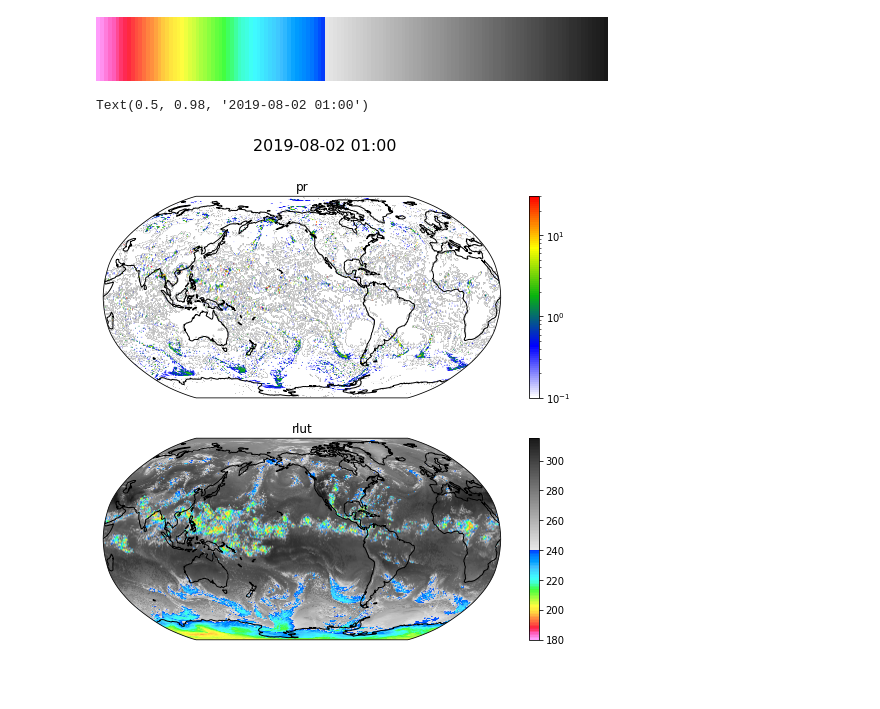
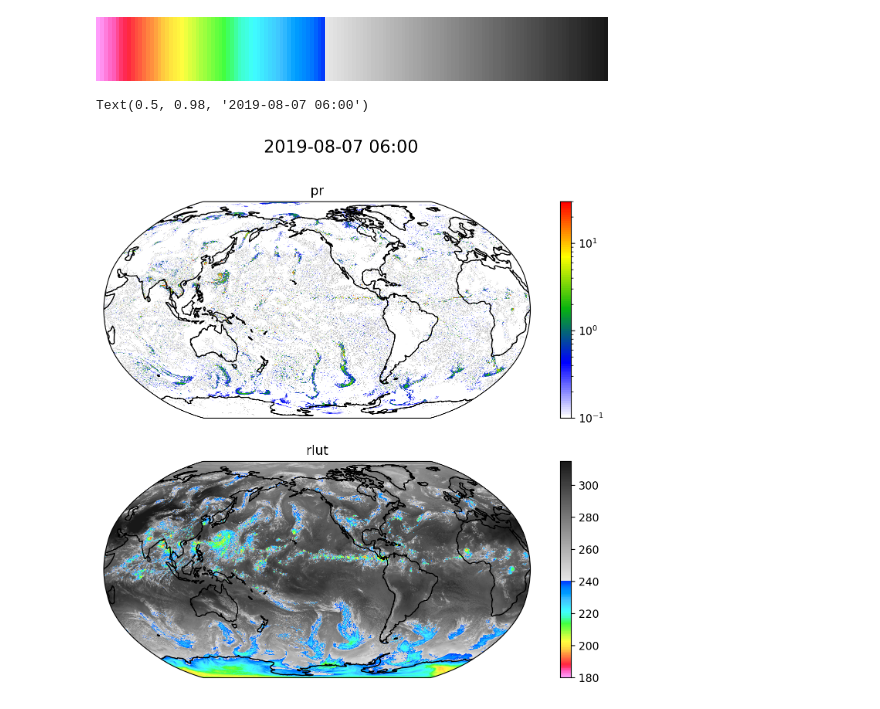
Before and after one commit to WACCEM/healpix-remapping, a Jupyter notebook: notebooks/test_read_scream_1H_healpix.ipynb, the cells around one changed output. Drawn from its saved outputs; the diff is of its cells as text; code cells hidden in the pictures; blank space fills up the shorter version.

```diff
--- a/notebooks/test_read_scream_1H_healpix.ipynb
+++ b/notebooks/test_read_scream_1H_healpix.ipynb
@@ -9,7 +9,7 @@ import xarray as xr
 import colormaps as cmaps
 from colormaps.utils import concat
 from matplotlib.colors import ListedColormap
-mpl.rcParams['figure.dpi'] = 72
+mpl.rcParams['figure.dpi'] = 150
 # %% [markdown]
 # Testing HEALPix SCREAM 1H Data
 
@@ -18,7 +18,8 @@ This notebook tests reading and visualizing HEALPix SCREAM 1H data.
 in_dir = '/pscratch/sd/w/wcmca1/hackathon/healpix/scream_cess2/'
 # in_file = f'{in_dir}SCREAMv1_1H_zoom9_20190801_20190802.zarr'
 # in_file = f'{in_dir}SCREAMv1_1H_zoom9_20190810_20190811.zarr'
-in_file = f'{in_dir}SCREAMv1_1H_zoom9_20190801_20190805.zarr'
+# in_file = f'{in_dir}SCREAMv1_1H_zoom9_20190801_20190805.zarr'
+in_file = f'{in_dir}SCREAMv1_1H_zoom9_20190801_20200410.zarr'
 print(f"{in_file} exists: {os.path.exists(in_file)}")
 
 # # Also check if zoom 8 exists for comparison
@@ -214,24 +215,24 @@ def olr_to_tb(OLR):
     tb = (-a + np.sqrt(a**2 + 4*b*tf))/(2*b)
     return tb
 # %%
-itime = 25
-fig, (ax0, ax1) = plt.subplots(2, 1, figsize=(10, 8), subplot_kw={'projection': ccrs.Robinson(central_longitude=-137)})
+itime = 150
+fig, (ax0, ax1) = plt.subplots(2, 1, figsize=(10, 8), subplot_kw={'projection': ccrs.Robinson(central_longitude=-137)}, dpi=200)
 def egh_plot(data, ax, **kwargs):
     ax.set_title(data.name)
     ax.set_global()
     im = egh.healpix_show(data, ax=ax, **kwargs)
     plt.colorbar(im, ax=ax)
     ax.coastlines()
 
 time_str = ds.time.isel(time=itime).dt.strftime('%Y-%m-%d %H:%M').item()
 pr = ds.pr.isel(time=itime) * 3600000  # Convert from mm/s to mm/h
 tb = olr_to_tb(ds.rlut.isel(time=itime))
 egh_plot(pr, ax=ax0, norm=mpl.colors.LogNorm(vmin=10e-2, vmax=30), cmap=cmaps.WhBlGrYeRe)
 egh_plot(tb, ax=ax1, cmap=cmap_tb, vmin=180, vmax=315)
 fig.suptitle(f"{time_str}", fontsize=16)
 # %% [output]
-Text(0.5, 0.98, '2019-08-02 01:00')
+Text(0.5, 0.98, '2019-08-07 06:00')
-[figure, old version]
+[figure, new version]
 # %%
 # fig, (ax0, ax1) = plt.subplots(2, 1, figsize=(10, 8), subplot_kw={'projection': ccrs.Robinson(central_longitude=-137)})
 
```
Also changed, not shown: parts of 6 cells of this notebook, 3 other files.
